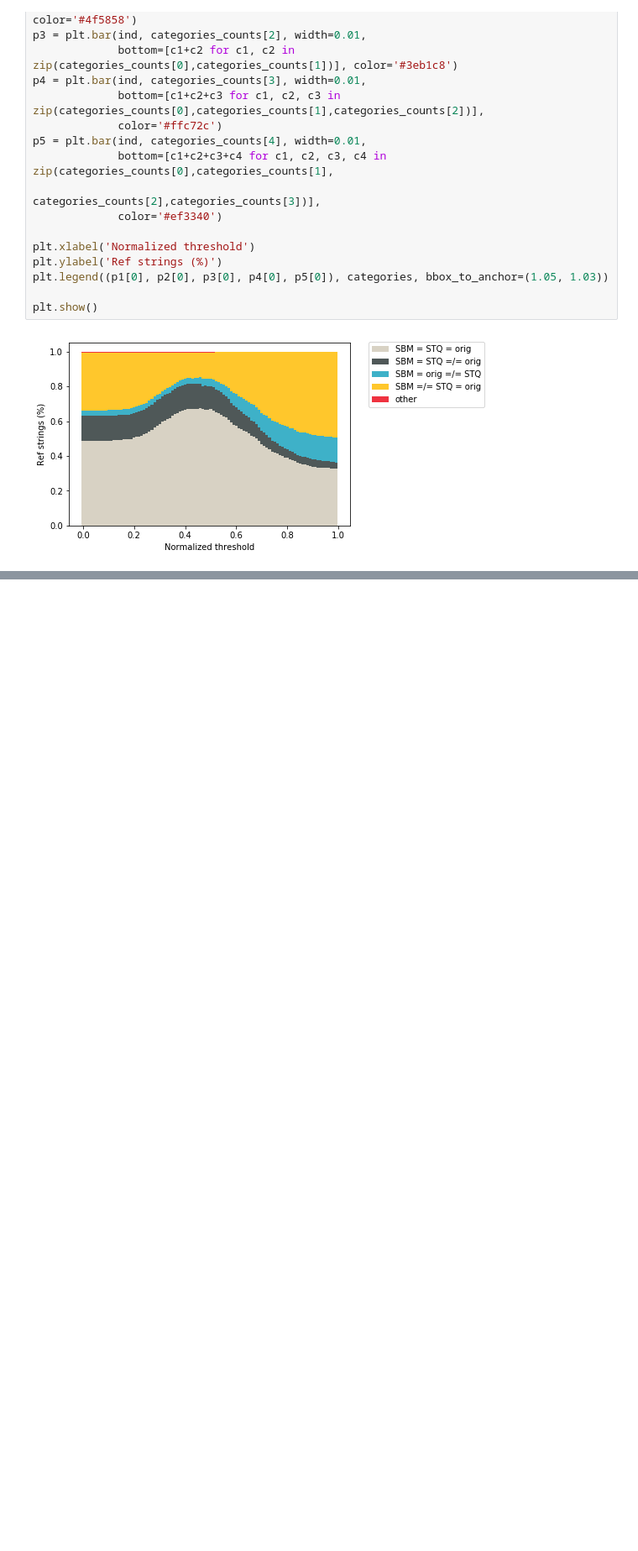
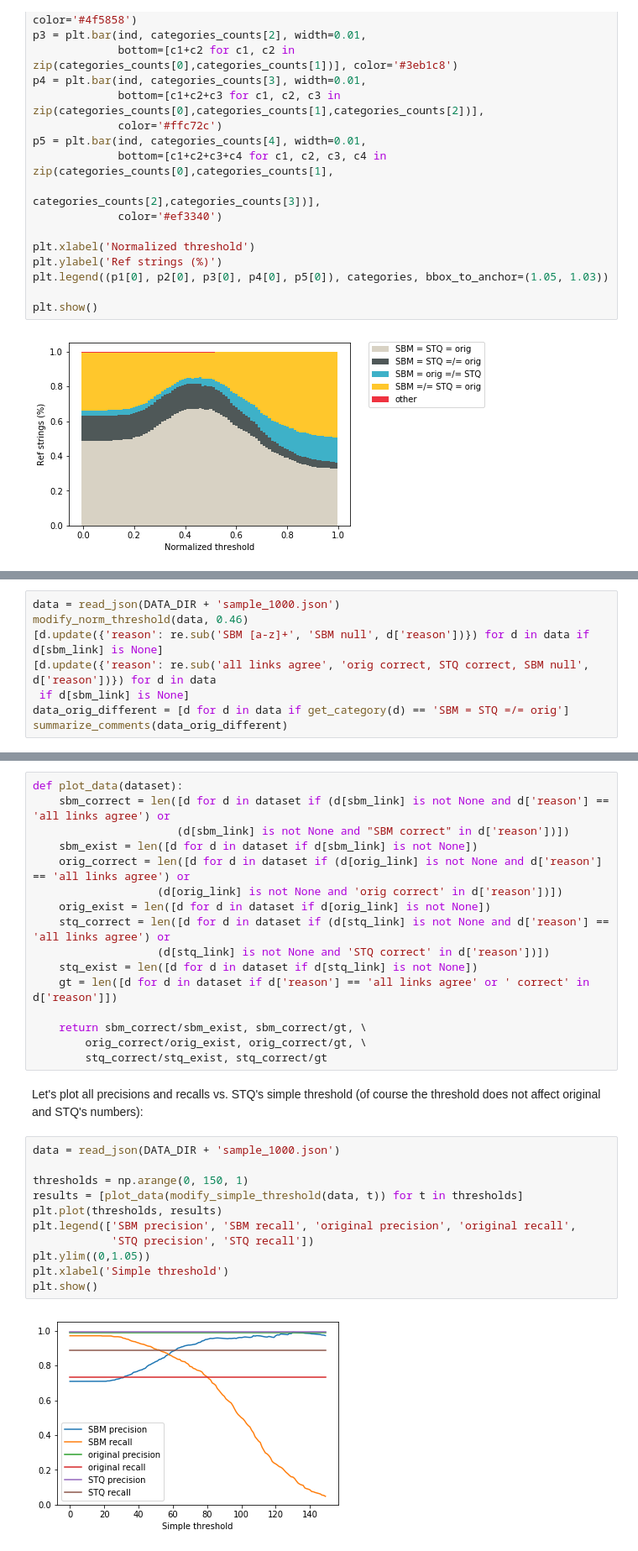
Before and after one commit to CrossRef/reference-matching-evaluation, a Jupyter notebook: analyses/existing_matches.ipynb, the cells around one changed output, grey strips where cells are left out. Shown: that part at 84% size. Saved outputs shown, nothing was run; the diff lists cells and outputs as text; blank space fills up the shorter version.

Commit message:
more plots

```diff
--- a/analyses/existing_matches.ipynb
+++ b/analyses/existing_matches.ipynb
@@ -334,0 +340,8 @@ Based on this, the best normalized threshold is 0.46. For this threshold, all li
+# %%
+data = read_json(DATA_DIR + 'sample_1000.json')
+modify_norm_threshold(data, 0.46)
+[d.update({'reason': re.sub('SBM [a-z]+', 'SBM null', d['reason'])}) for d in data if d[sbm_link] is None]
+[d.update({'reason': re.sub('all links agree', 'orig correct, STQ correct, SBM null', d['reason'])}) for d in data
+ if d[sbm_link] is None]
+data_orig_different = [d for d in data if get_category(d) == 'SBM = STQ =/= orig']
+summarize_comments(data_orig_different)
@@ -334,0 +401,31 @@ Based on this, the best normalized threshold is 0.46. For this threshold, all li
+# %%
+def plot_data(dataset):
+    sbm_correct = len([d for d in dataset if (d[sbm_link] is not None and d['reason'] == 'all links agree') or
+                      (d[sbm_link] is not None and "SBM correct" in d['reason'])])
+    sbm_exist = len([d for d in dataset if d[sbm_link] is not None])
+    orig_correct = len([d for d in dataset if (d[orig_link] is not None and d['reason'] == 'all links agree') or
+                   (d[orig_link] is not None and 'orig correct' in d['reason'])])
+    orig_exist = len([d for d in dataset if d[orig_link] is not None])
+    stq_correct = len([d for d in dataset if (d[stq_link] is not None and d['reason'] == 'all links agree') or
+                   (d[stq_link] is not None and 'STQ correct' in d['reason'])])
+    stq_exist = len([d for d in dataset if d[stq_link] is not None])
+    gt = len([d for d in dataset if d['reason'] == 'all links agree' or ' correct' in d['reason']])
+
+    return sbm_correct/sbm_exist, sbm_correct/gt, \
+        orig_correct/orig_exist, orig_correct/gt, \
+        stq_correct/stq_exist, stq_correct/gt
+# %% [markdown]
+Let's plot all precisions and recalls vs. STQ's simple threshold (of course the threshold does not affect original and STQ's numbers):
+# %%
+data = read_json(DATA_DIR + 'sample_1000.json')
+
+thresholds = np.arange(0, 150, 1)
+results = [plot_data(modify_simple_threshold(data, t)) for t in thresholds]
+plt.plot(thresholds, results)
+plt.legend(['SBM precision', 'SBM recall', 'original precision', 'original recall',
+            'STQ precision', 'STQ recall'])
+plt.ylim((0,1.05))
+plt.xlabel('Simple threshold')
+plt.show()
+# %% [output]
+[figure, added]
```
Also changed, not shown: parts of 15 cells of this notebook.
